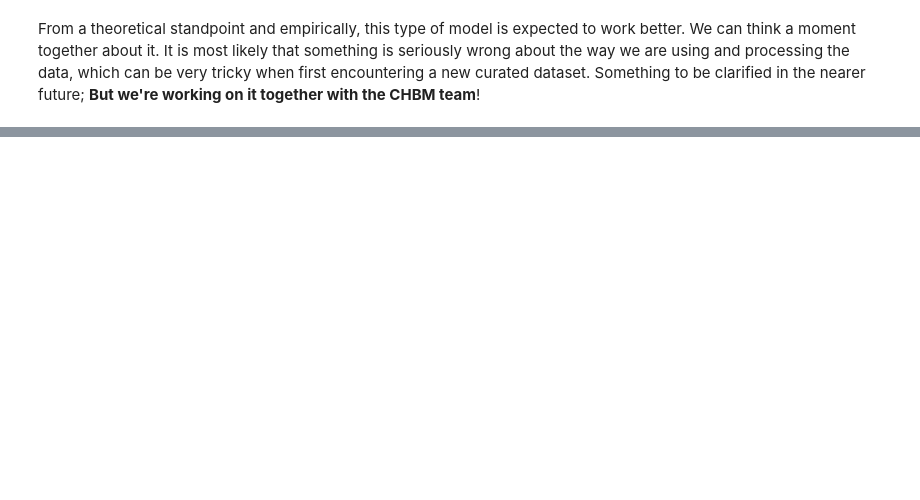
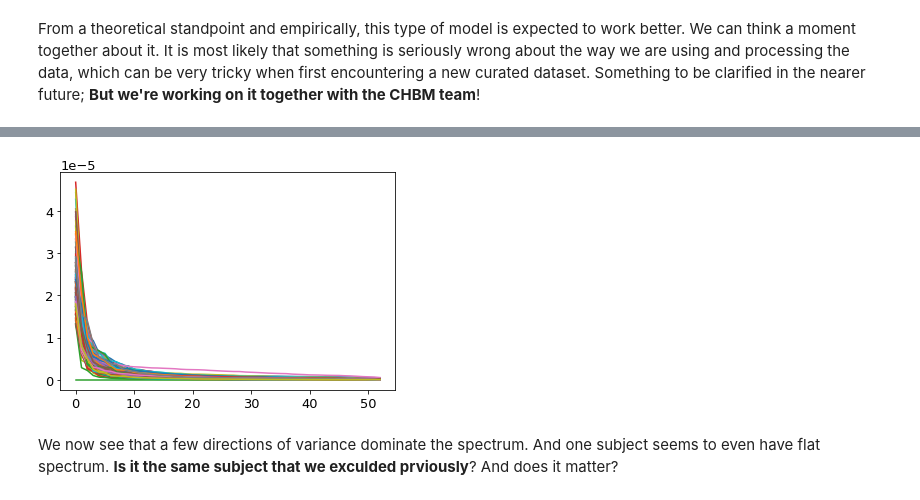
Before and after one commit to dengemann/eeg-pred-modeling-summer-school, a Jupyter notebook: plot_build_a_more_advanced_model.ipynb, the cells around one changed output, grey strips where cells are left out. Drawn from its saved outputs; the diff is of its cells as text; code cells hidden in the pictures; blank space fills up the shorter version.

```diff
--- a/plot_build_a_more_advanced_model.ipynb
+++ b/plot_build_a_more_advanced_model.ipynb
@@ -133,2 +192,9 @@ from scipy.linalg import svd
 # %%
-plt.plot(np.sqrt(np.array([svd(cc[1], compute_uv=False) for cc in X_covs]).T));
+from scipy.linalg import svd
+s_values = np.sqrt(np.array([svd(cc[1], compute_uv=False) for cc in X_covs]))
+# %%
+plt.plot(s_values.T);
+# %% [output]
+[figure, added]
+# %% [markdown]
+We now see that a few directions of variance dominate the spectrum. And one subject seems to even have flat spectrum. **Is it the same subject that we exculded prviously**? And does it matter?
```
Also changed, not shown: parts of 15 cells of this notebook.
